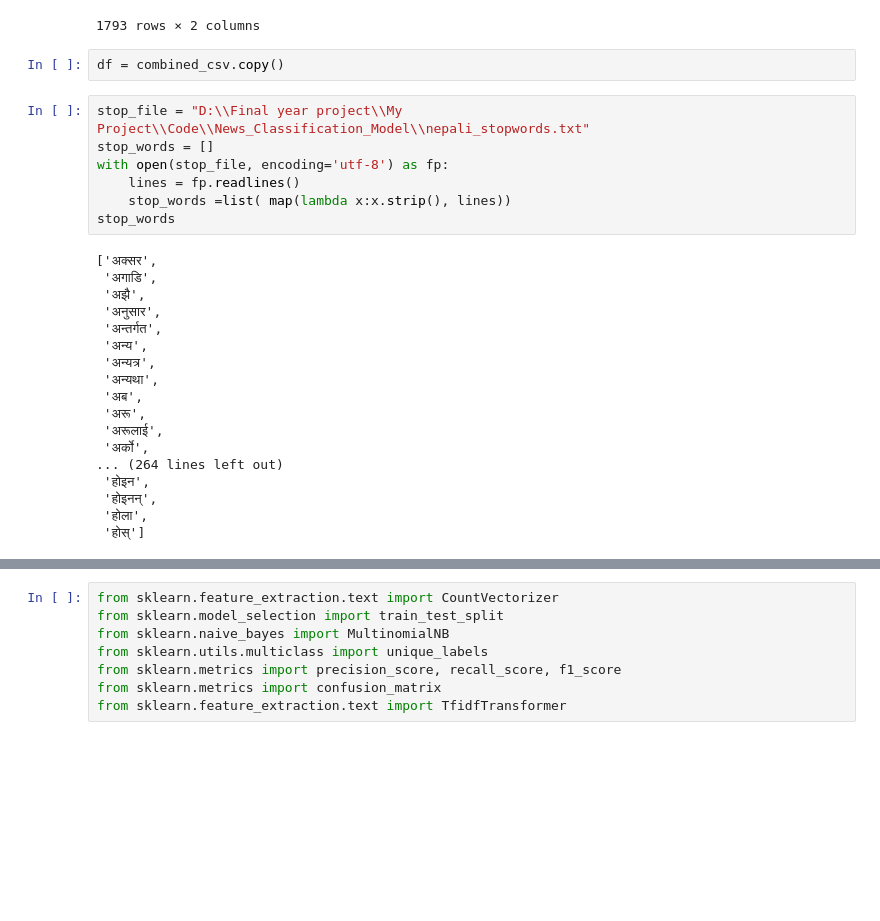
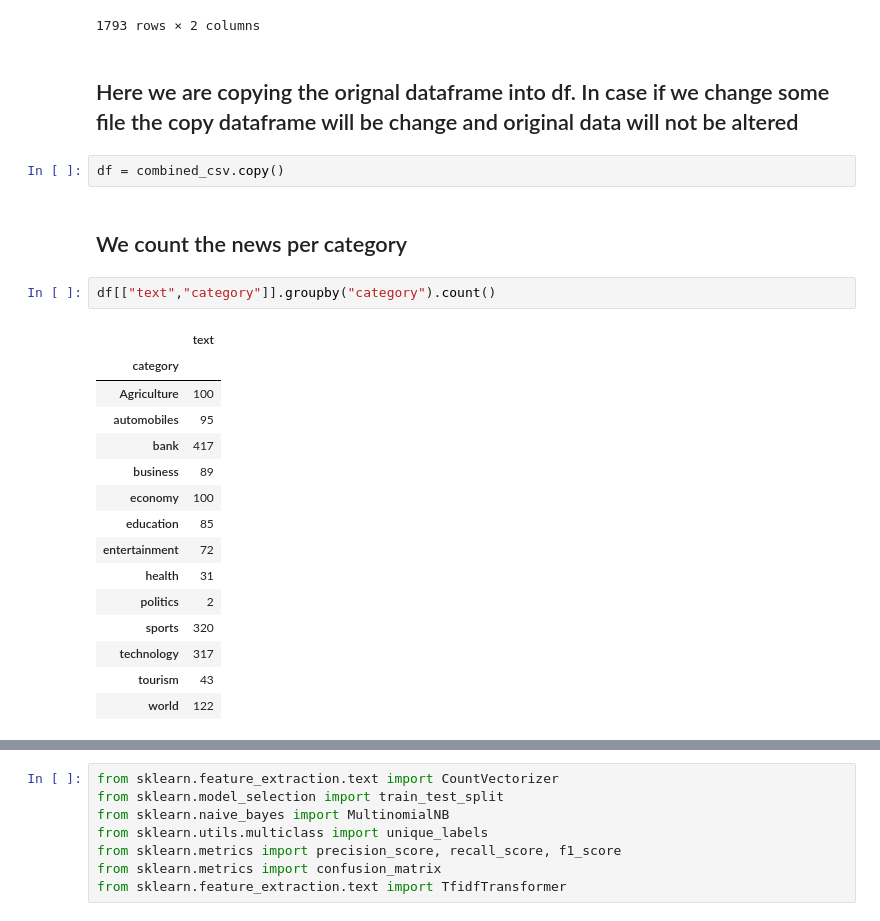
Before and after one commit to sagarad931/Nepali_news_classification, a Jupyter notebook: News_Classification_Model/My_Model.ipynb, the cells around one changed output, grey strips where cells are left out. Saved outputs shown, nothing was run; the diff lists cells and outputs as text; blank space fills up the shorter version.

```diff
--- a/News_Classification_Model/My_Model.ipynb
+++ b/News_Classification_Model/My_Model.ipynb
@@ -28,30 +38,27 @@ combined_csv
 | 120 | \n﻿वीरगञ्ज, ५ असोज । आत्मा ज्ञान ... | world |
 | 121 | \n﻿सिरहा, ३० कार्तिक । सिरहाको कर... | world |
 1793 rows × 2 columns
+# %% [markdown]
+## Here we are copying the orignal dataframe into df. In case if we change some file the copy dataframe will be change and original data will not be altered
 # %%
 df = combined_csv.copy()
-# %%
-stop_file = "D:\\Final year project\\My Project\\Code\\News_Classification_Model\\nepali_stopwords.txt"
-stop_words = []
-with open(stop_file, encoding='utf-8') as fp:
-    lines = fp.readlines()
-    stop_words =list( map(lambda x:x.strip(), lines))
-stop_words
-# %% [output]
-['अक्सर',
- 'अगाडि',
- 'अझै',
- 'अनुसार',
- 'अन्तर्गत',
- 'अन्य',
- 'अन्यत्र',
- 'अन्यथा',
- 'अब',
- 'अरू',
- 'अरूलाई',
- 'अर्को',
-... (264 lines left out)
- 'होइन',
- 'होइनन्',
- 'होला',
- 'होस्']
+# %% [markdown]
+## We count the news per category
+# %%
+df[["text","category"]].groupby("category").count()
+# %% [output]
+|  | text |
+| category |  |
+| Agriculture | 100 |
+| automobiles | 95 |
+| bank | 417 |
+| business | 89 |
+| economy | 100 |
+| education | 85 |
+| entertainment | 72 |
+| health | 31 |
+| politics | 2 |
+| sports | 320 |
+| technology | 317 |
+| tourism | 43 |
+| world | 122 |
```
Also changed, not shown: parts of 30 cells of this notebook.
